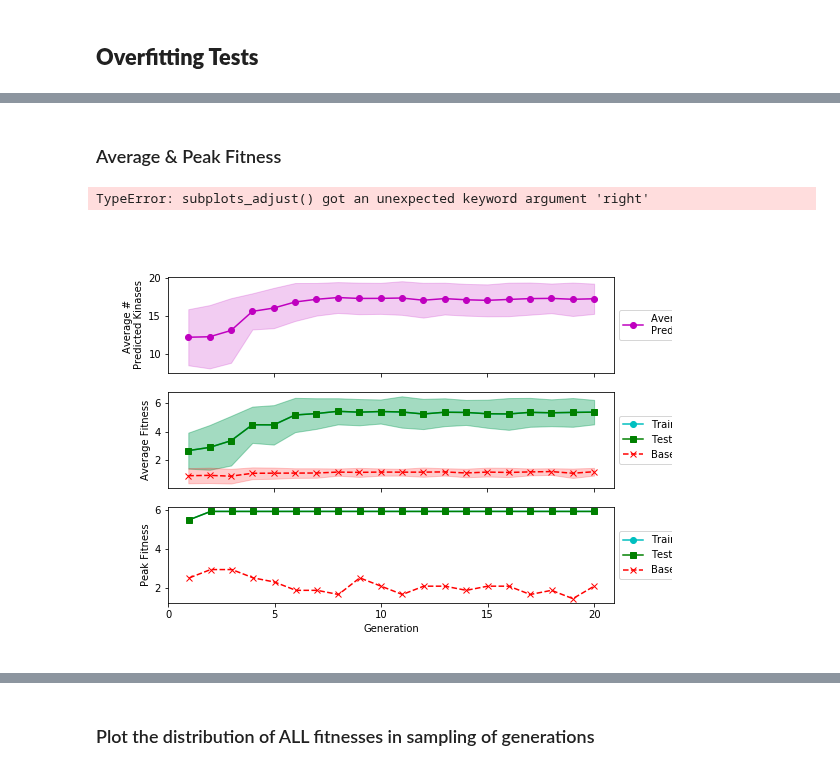
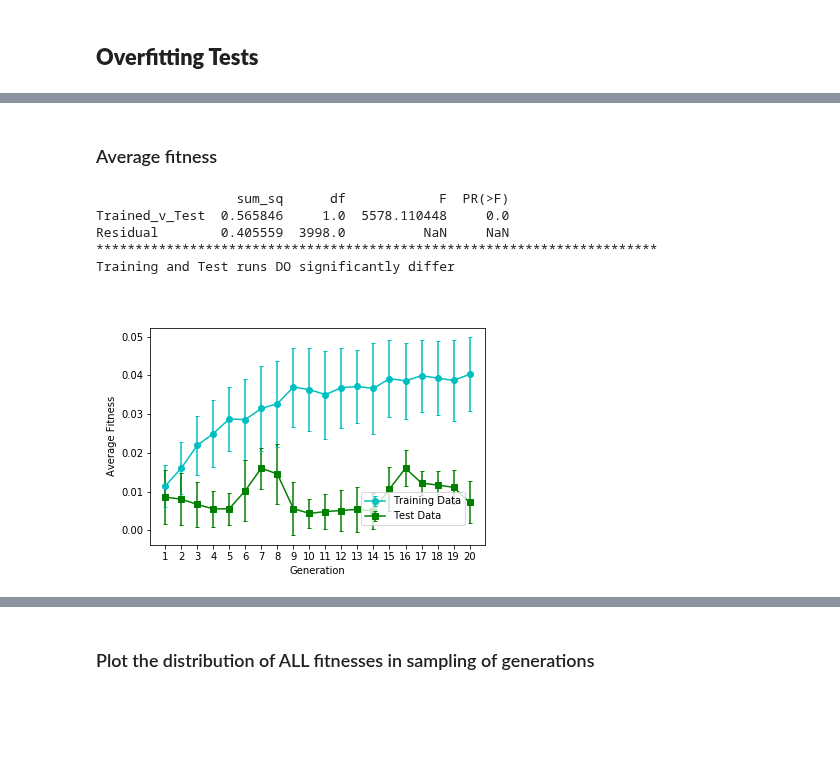
Before and after one commit to MaayanLab/X2K_Genetic_Algorithm, a Jupyter notebook: Python_scripts/GA_Results_Notebook.ipynb, the cells around one changed output, grey strips where cells are left out. Drawn from its saved outputs; the diff is of its cells as text; code cells hidden in the pictures; blank space fills up the shorter version.

```diff
--- a/Python_scripts/GA_Results_Notebook.ipynb
+++ b/Python_scripts/GA_Results_Notebook.ipynb
@@ -122,10 +145,68 @@ Training and Test runs DO significantly differ
 # %% [markdown]
-### Average & Peak Fitness
+### Average fitness
-# %%
-plt.rcParams["figure.figsize"] = (8,6)
-Ex.plotFitness(Subset1_df, Subset2_df, barsOrFill="fill")
-plt.subplots_adjust(right=0.6)
-plt.savefig(figDir+'/FitnessSubplots.'+picFormat, format=picFormat, dpi=1000);
-# %% [output]
-TypeError: subplots_adjust() got an unexpected keyword argument 'right'
-[figure, removed]
+# %%
+#y_s1 = GAresults_Subset1[2] # average fitness for each generation in TRAINED data
+#y_s2 = averageFitness_Subset2
+
+# Calculate average for subset one
+y1 = allFitnesses
+x = range(1,len(y1)+1)
+x, y_s1 = zip(*sorted((xVal, np.mean([yVal for a, yVal in zip(x, y1) if xVal==a])) for xVal in set(x)))
+# Calculate average for subset 2
+y2 = allFitnesses_Subset2
+x, y_s2 = zip(*sorted((xVal, np.mean([yVal for a, yVal in zip(x, y2) if xVal==a])) for xVal in set(x)))
+
+yerr1 = np.std(y1, axis=1)
+yerr2 = np.std(y2, axis=1)
+plt.errorbar(x, y_s1, yerr=yerr1, color='c', marker='o', capsize=2, label="Training Data")
+plt.errorbar(x, y_s2, yerr=yerr2, color='g', marker='s', capsize=2, label="Test Data")
+#plt.axhline(y=chance, linestyle="--", color='r', label="Chance Levels")
+plt.title('')
+plt.xlabel('Generation')
+plt.ylabel('Average Fitness')
+plt.xticks(np.arange(1, max(x)+1, 1))
+plt.legend(loc='lower right', borderaxespad=2)
+plt.gcf().set_facecolor('white')
+#plt.ylim([5, 35])
+
+plt.savefig(figDir+'/OverfittingAvg.'+picFormat, format=picFormat, dpi=1000)
+
+
+
+
+# TEST OVERFITTING
+import pandas as pd
+## Unlist Subset1 Fitnesses
+fit1_df = pd.DataFrame(Ex.parameterDF(GAresults_Subset1)['Fitness'])
+fit1_df.columns = ['Average_Fitness']
+fit1_df['Trained_v_Test'] = 'Trained'
+## Unlist Subset2 Fitnesses
+fit2 = []
+for sublist in allFitnesses_Subset2:
+    for item in sublist:
+        fit2.append(item)
+fit2_df = pd.DataFrame(fit2, columns=['Average_Fitness'])
+fit2_df['Trained_v_Test'] = 'Test'
+
+lm_data = pd.concat([fit1_df, fit2_df])
+## Get OLS R2
+import statsmodels.api as sm
+from statsmodels.formula.api import ols
+mod = ols('Average_Fitness ~ Trained_v_Test',data=lm_data).fit()
+aov_table = sm.stats.anova_lm(mod, typ=2)
+p = aov_table['PR(>F)'][0]
+mod.summary()
+
+print(aov_table)
+print("************************************************************************")
+if p>0.05:
+    print('Training and Test runs do NOT significantly differ.')
+else:
+    print('Training and Test runs DO significantly differ');
+# %% [output]
+                  sum_sq      df            F  PR(>F)
+Trained_v_Test  0.565846     1.0  5578.110448     0.0
+Residual        0.405559  3998.0          NaN     NaN
+************************************************************************
+Training and Test runs DO significantly differ
+[figure, added]
```
Also changed, not shown: parts of 14 cells of this notebook, 1 other file.
